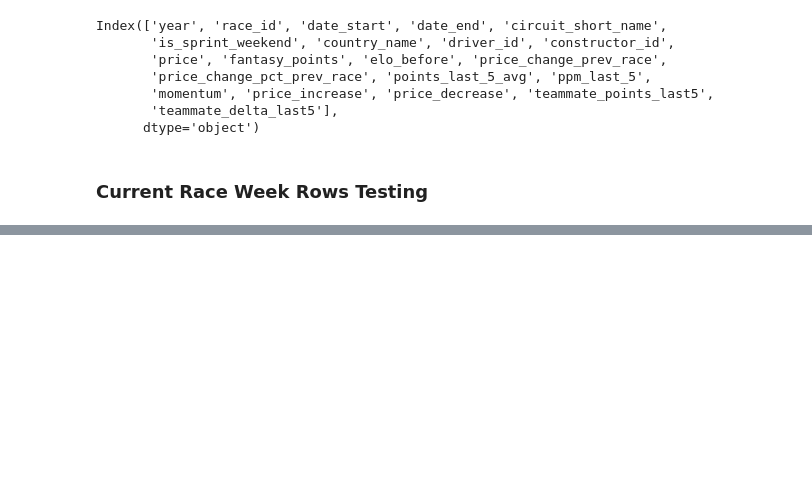
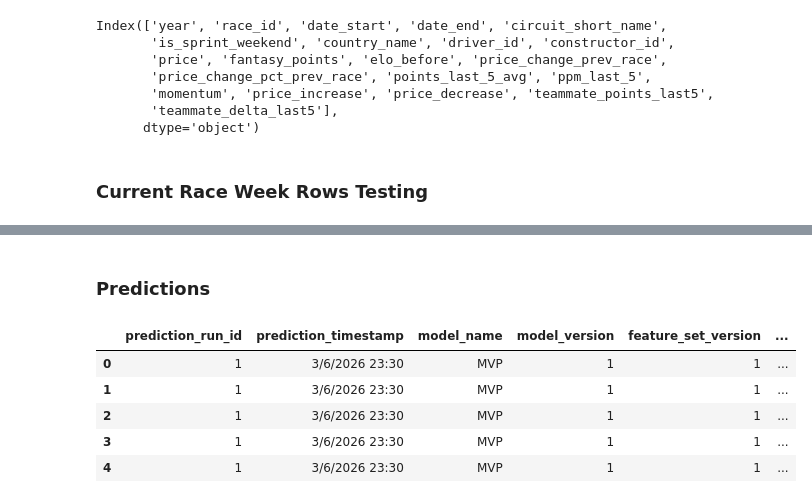
Before and after one commit to jguptil1/F1Fantasy, a Jupyter notebook: src/ingestion/database_testing.ipynb, the cells around one changed output, grey strips where cells are left out. Saved outputs shown, nothing was run; the diff lists cells and outputs as text; code cells hidden in the pictures; blank space fills up the shorter version.

Commit message:
prediction table work

```diff
--- a/src/ingestion/database_testing.ipynb
+++ b/src/ingestion/database_testing.ipynb
@@ -1594,3 +1614,23 @@ current_week.head(30)
 | 19 | 77 | 2026 | 7 | Canadian Grand Prix | 61 | sergio perez | 12 | Cadillac | ... |
 | 20 | 77 | 2026 | 7 | Canadian Grand Prix | 49 | oliver bearman | 20 | Haas F1 Team | ... |
 | 21 | 77 | 2026 | 7 | Canadian Grand Prix | 15 | esteban ocon | 20 | Haas F1 Team | ... |
+# %% [markdown]
+### Predictions
+# %%
+def fact_driver_predictions():
+    with duckdb.connect(DATABASE_PATH, read_only=True) as con:
+        result = con.execute("""
+            SELECT *
+            FROM fact_driver_predictions
+        """).df()
+    return result
+
+fdp = fact_driver_predictions()
+fdp.head()
+# %% [output]
+|  | prediction_run_id | prediction_timestamp | model_name | model_version | feature_set_version | ... |
+| 0 | 1 | 3/6/2026 23:30 | MVP | 1 | 1 | ... |
+| 1 | 1 | 3/6/2026 23:30 | MVP | 1 | 1 | ... |
+| 2 | 1 | 3/6/2026 23:30 | MVP | 1 | 1 | ... |
+| 3 | 1 | 3/6/2026 23:30 | MVP | 1 | 1 | ... |
+| 4 | 1 | 3/6/2026 23:30 | MVP | 1 | 1 | ... |
```
Also changed, not shown: parts of 3 cells of this notebook, 9 other files.
